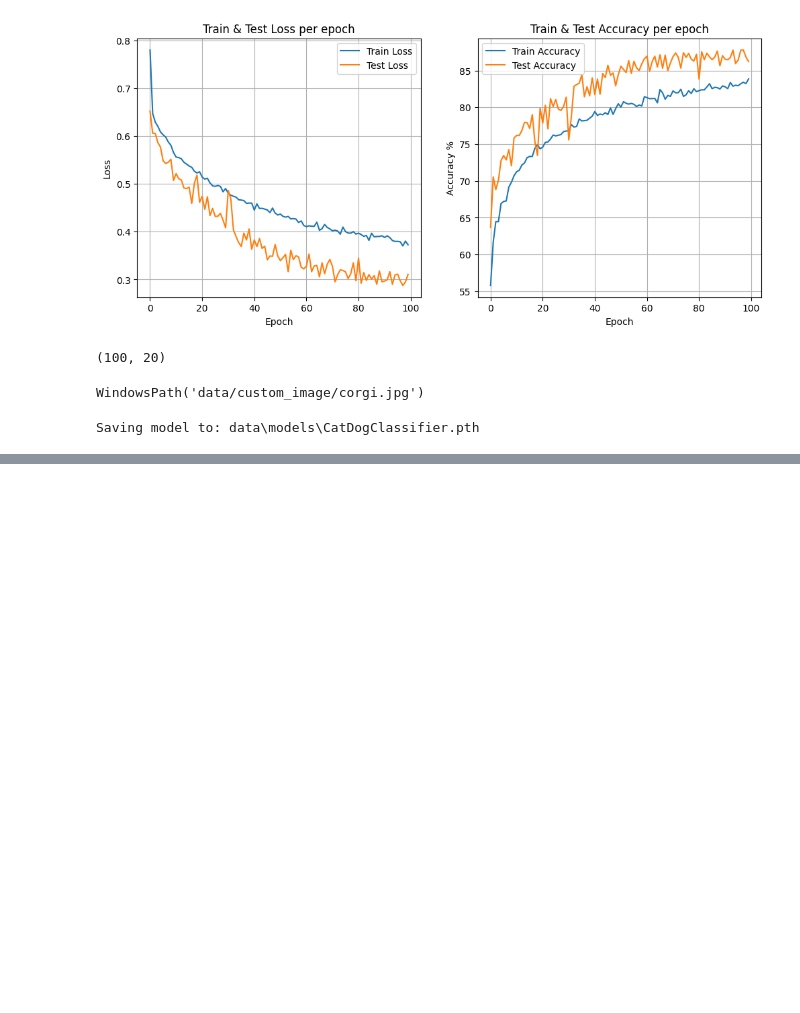
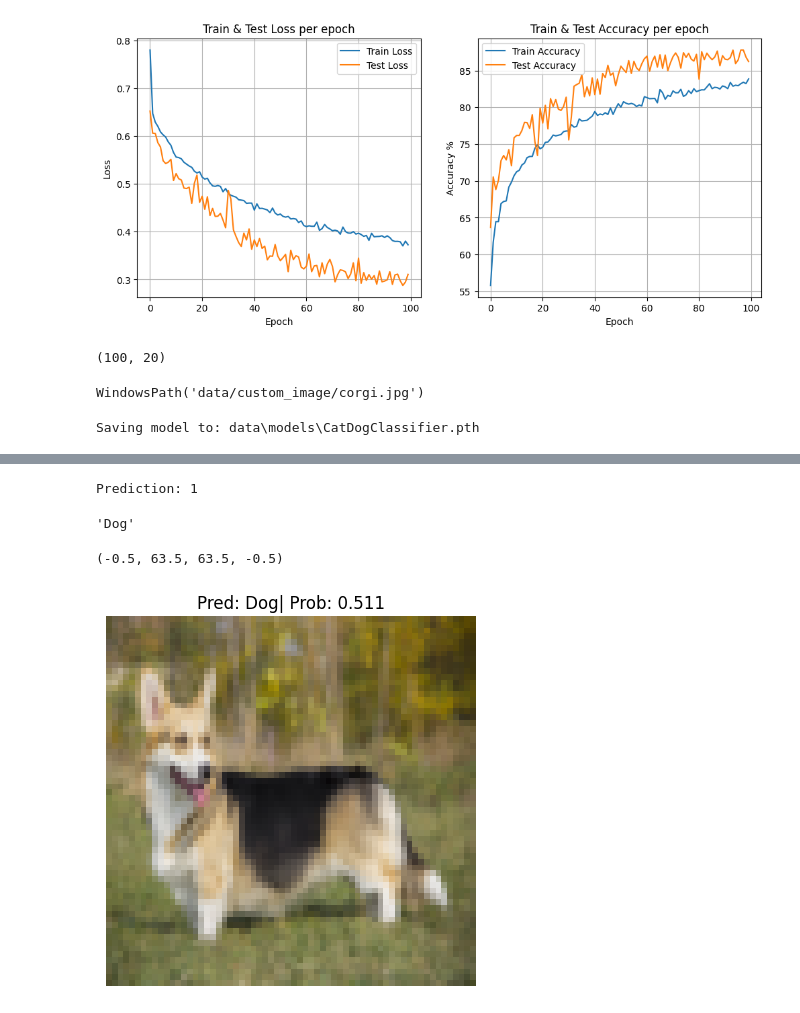
Before and after one commit to piotr15q/DogVsCat_Classification, a Jupyter notebook: DogVsCat_Classification.ipynb, the cells around one changed output, grey strips where cells are left out. Saved outputs shown, nothing was run; the diff lists cells and outputs as text; code cells hidden in the pictures; blank space fills up the shorter version.

```diff
--- a/DogVsCat_Classification.ipynb
+++ b/DogVsCat_Classification.ipynb
@@ -683,0 +712,5 @@ Saving model to: data\models\CatDogClassifier.pth
+# %%
+loaded_model = DogVsCat(input_shape=3, hidden_layers=8, output_shape=1)
+loaded_model.load_state_dict(torch.load(MODEL_SAVE_PATH))
+
+loaded_model.to(device)
@@ -683,0 +805,10 @@ Saving model to: data\models\CatDogClassifier.pth
+# %%
+transform = transforms.Compose([
+    transforms.Resize((64, 64)),  # Dopasuj do rozmiaru wejściowego modelu
+    transforms.ToTensor(),
+])
+
+# Wczytaj obraz i przekształć go
+image = Image.open(test_image_path).convert("RGB")
+image = transform(image)
+image = image.unsqueeze(0)
@@ -683,0 +835,25 @@ Saving model to: data\models\CatDogClassifier.pth
+# %%
+loaded_model.eval()
+with torch.inference_mode():
+    output = loaded_model(image.to(device))
+
+pred_label = (output.sigmoid() > 0.5).int().item()
+print("Prediction:", pred_label)
+# %% [output]
+Prediction: 1
+# %%
+class_names[pred_label]
+# %% [output]
+'Dog'
+# %%
+plt.imshow(image.squeeze().permute(1, 2, 0).cpu()) # remove batch dimension and rearrange shape to be HWC
+
+prob = output.sigmoid().cpu().item()
+
+title = f"Pred: {class_names[pred_label]}| Prob: {prob:.3f}"
+
+plt.title(title)
+plt.axis(False)
+# %% [output]
+(-0.5, 63.5, 63.5, -0.5)
+[figure, added]
```
Also changed, not shown: parts of 18 cells of this notebook, 1 other file.
